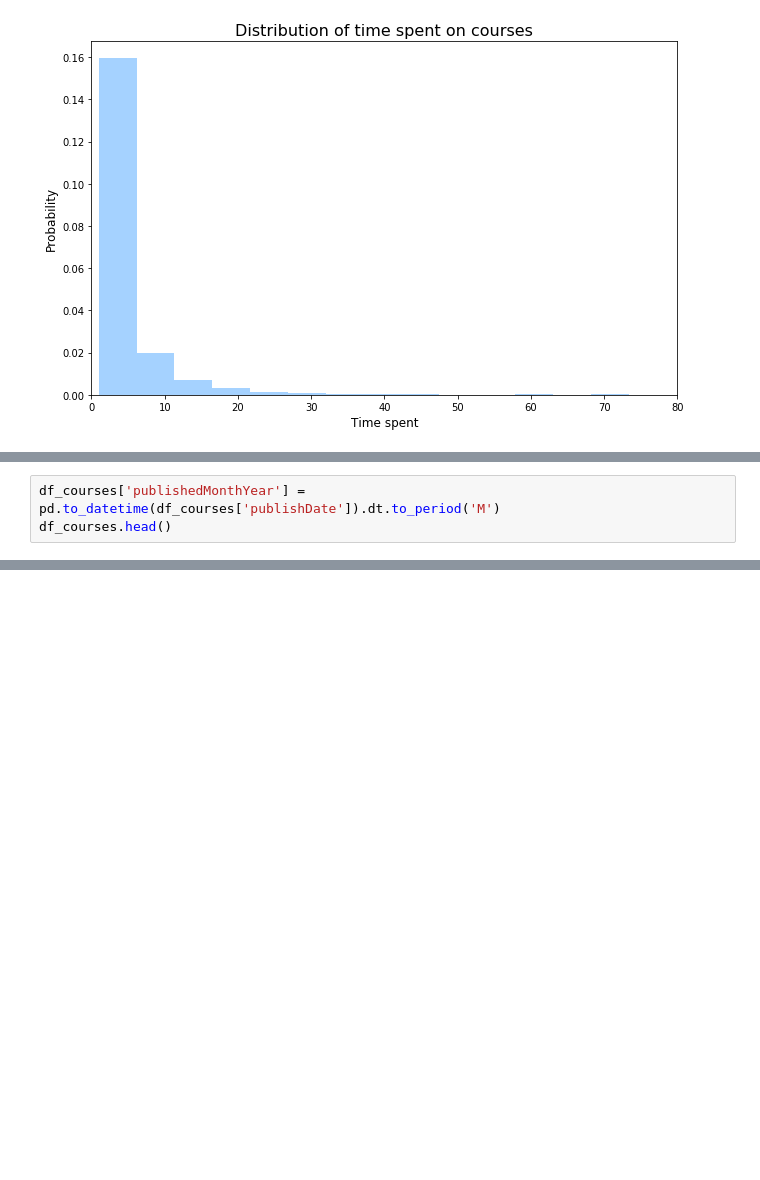
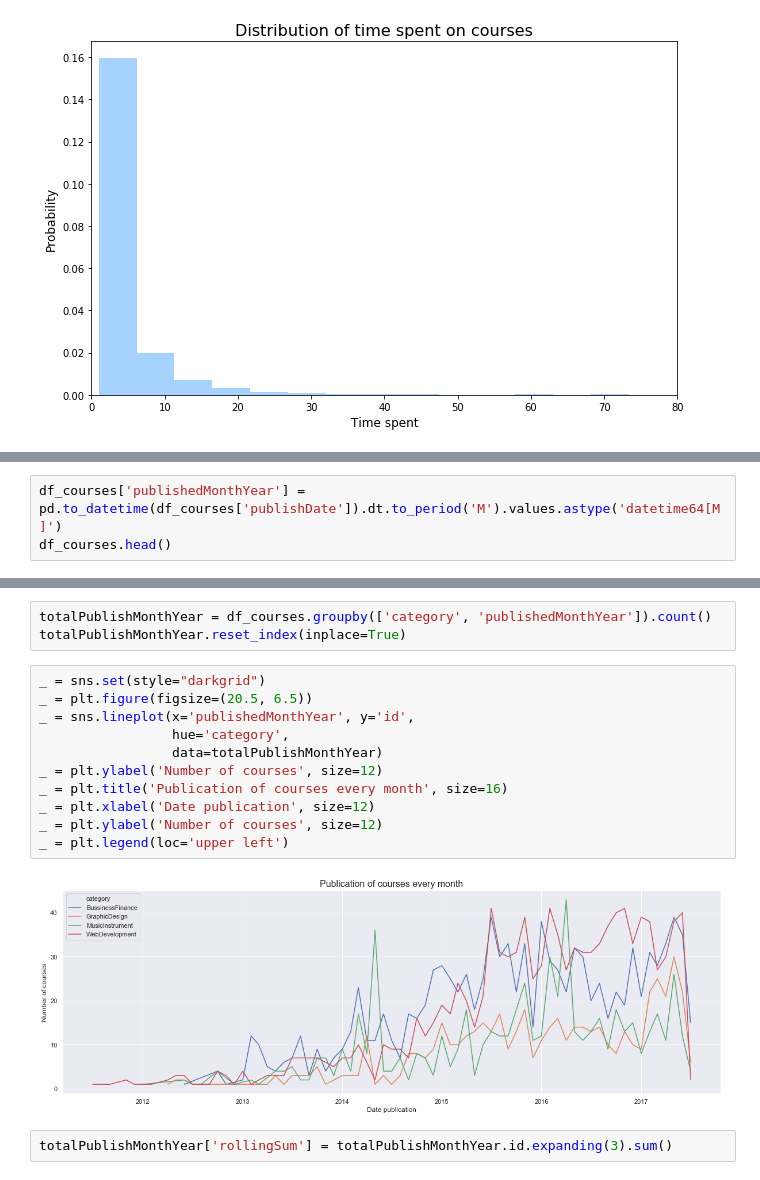
Before and after one commit to Daesparz/analysis_udemy_courses, a Jupyter notebook: Data_analysis/initial_findings.ipynb, the cells around one changed output, grey strips where cells are left out. Cells and saved outputs as stored; diff of their text form; blank space fills up the shorter version.

```diff
--- a/Data_analysis/initial_findings.ipynb
+++ b/Data_analysis/initial_findings.ipynb
@@ -302,5 +304,5 @@ _ = plt.title('Distribution course prices', size=16)
 # %%
-df_courses['publishedMonthYear'] = pd.to_datetime(df_courses['publishDate']).dt.to_period('M')
+df_courses['publishedMonthYear'] = pd.to_datetime(df_courses['publishDate']).dt.to_period('M').values.astype('datetime64[M]')
 df_courses.head()
 # %% [output]
 |  | id | title | url | isPaid | price | numSubscribers | numReviews | numPublishedLectures | ... |
@@ -309,3 +311,21 @@ df_courses.head()
 | 2 | 889438 | ChatBots: Messenger ChatBot with ... | https://www.udemy.com/chatbots/ | True | 50.0 | 2577 | 529 | 64 | ... |
 | 3 | 197836 | Projects in HTML5 | https://www.udemy.com/projects-in... | True | 60.0 | 8777 | 206 | 75 | ... |
 | 4 | 505208 | Programming Foundations: HTML5 + ... | https://www.udemy.com/html-css-more/ | True | 20.0 | 23764 | 490 | 58 | ... |
+# %%
+totalPublishMonthYear = df_courses.groupby(['category', 'publishedMonthYear']).count()
+totalPublishMonthYear.reset_index(inplace=True)
+# %%
+_ = sns.set(style="darkgrid")
+_ = plt.figure(figsize=(20.5, 6.5))
+_ = sns.lineplot(x='publishedMonthYear', y='id',
+                 hue='category',
+                 data=totalPublishMonthYear)
+_ = plt.ylabel('Number of courses', size=12)
+_ = plt.title('Publication of courses every month', size=16)
+_ = plt.xlabel('Date publication', size=12)
+_ = plt.ylabel('Number of courses', size=12)
+_ = plt.legend(loc='upper left')
+# %% [output]
+[figure, added]
+# %%
+totalPublishMonthYear['rollingSum'] = totalPublishMonthYear.id.expanding(3).sum()
```
Also changed, not shown: parts of 13 cells of this notebook.
